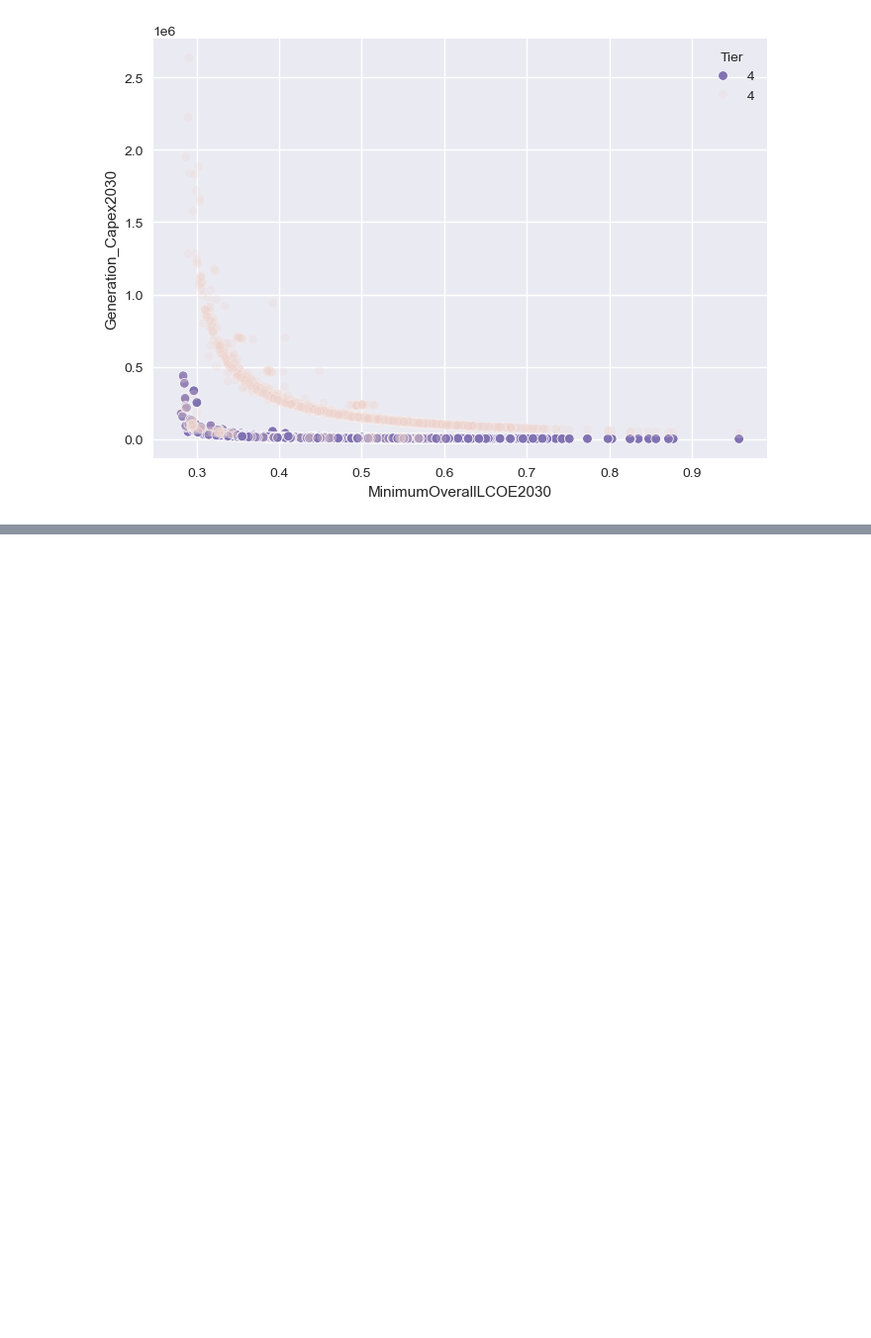
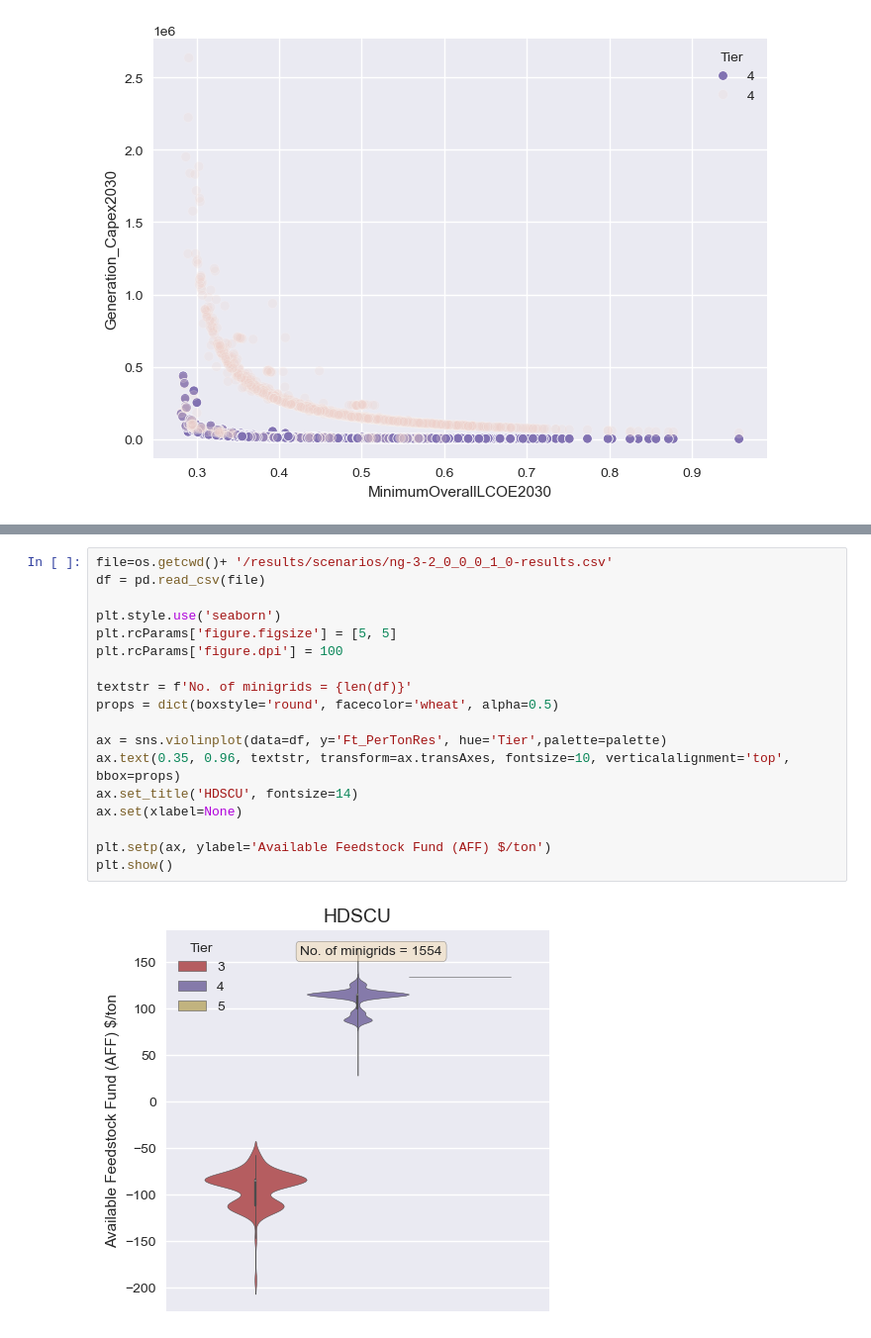
Before and after one commit to GEP-Bioenergy/gep_bio, a Jupyter notebook: GEP_bio_analysis.ipynb, the cells around one changed output, grey strips where cells are left out. Shown at 99% size. Cells and saved outputs as stored; diff of their text form; blank space fills up the shorter version.

```diff
--- a/GEP_bio_analysis.ipynb
+++ b/GEP_bio_analysis.ipynb
@@ -831,0 +867,20 @@ sns.scatterplot(data=df[df.Tier == 4], y="investment" ,x='MinimumOverallLCOE2030
+# %%
+file=os.getcwd()+ '/results/scenarios/ng-3-2_0_0_0_1_0-results.csv'
+df = pd.read_csv(file)
+
+plt.style.use('seaborn')
+plt.rcParams['figure.figsize'] = [5, 5]
+plt.rcParams['figure.dpi'] = 100
+
+textstr = f'No. of minigrids = {len(df)}'
+props = dict(boxstyle='round', facecolor='wheat', alpha=0.5)
+
+ax = sns.violinplot(data=df, y='Ft_PerTonRes', hue='Tier',palette=palette)
+ax.text(0.35, 0.96, textstr, transform=ax.transAxes, fontsize=10, verticalalignment='top', bbox=props)
+ax.set_title('HDSCU', fontsize=14)
+ax.set(xlabel=None)
+
+plt.setp(ax, ylabel='Available Feedstock Fund (AFF) $/ton')
+plt.show()
+# %% [output]
+[figure, added]
```
Also changed, not shown: parts of 22 cells of this notebook, 5 other files.
